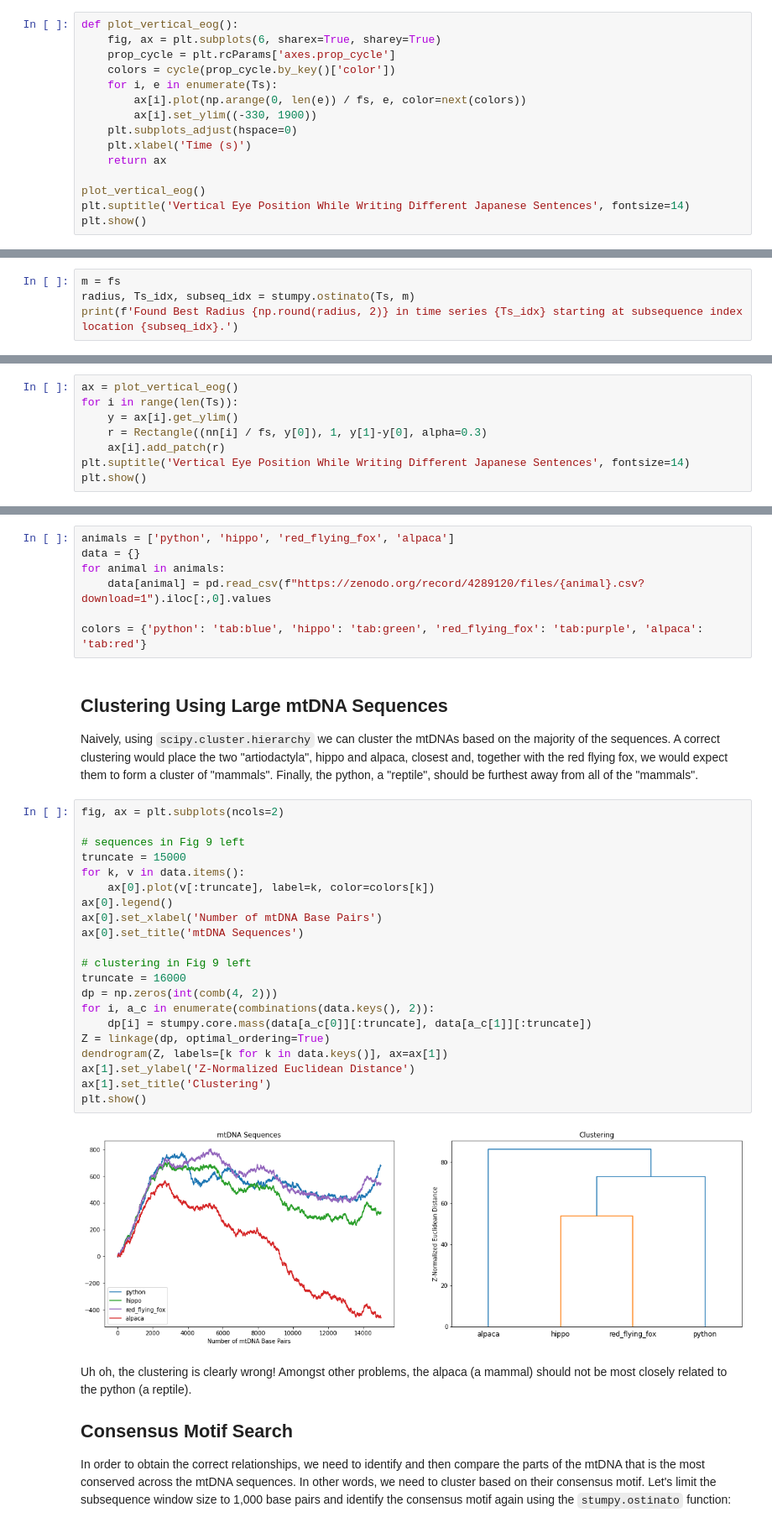
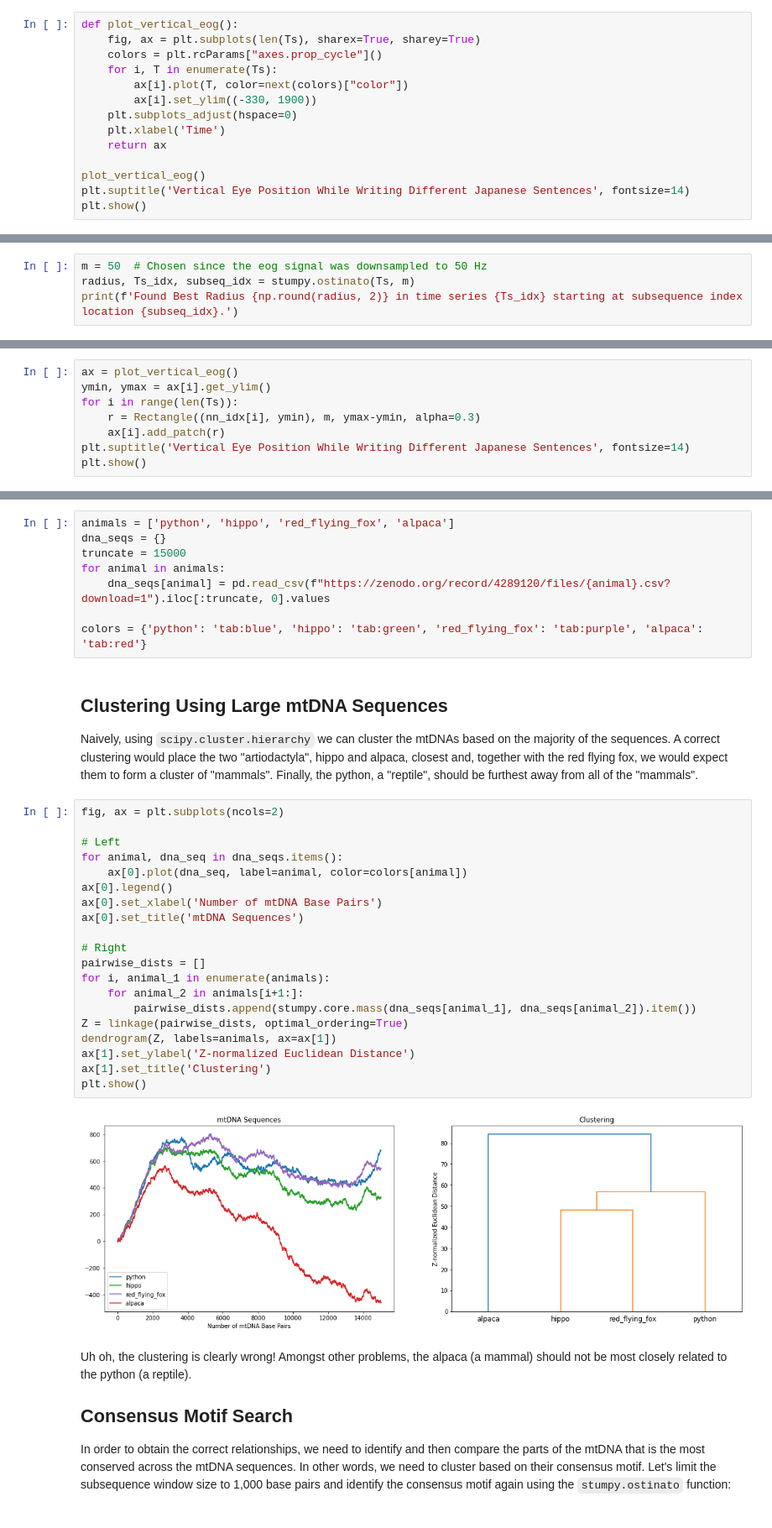
Before and after one commit to bcExpt-1123/Stumpy-python, a Jupyter notebook: docs/Tutorial_Consensus_Motif.ipynb, the cells around one changed output, grey strips where cells are left out. Shown: that part at 84% size. Saved outputs shown, nothing was run; the diff lists cells and outputs as text.

```diff
--- a/docs/Tutorial_Consensus_Motif.ipynb
+++ b/docs/Tutorial_Consensus_Motif.ipynb
@@ -49,14 +41,13 @@ sentences = pd.read_csv(f'https://zenodo.org/record/4288978/files/test_sent.jp.c
 Below, we plotted six time series that each represent the vertical eye position while a person "wrote" Japanese sentences using their eyes. As you can see, some of the Japanese sentences are longer and contain more words while others are shorter. However, there is one common Japanese word (i.e., a "common motif") that is contained in all six examples. Can you spot the one second long pattern that is common across these six time series?
 # %%
 def plot_vertical_eog():
-    fig, ax = plt.subplots(6, sharex=True, sharey=True)
-    prop_cycle = plt.rcParams['axes.prop_cycle']
-    colors = cycle(prop_cycle.by_key()['color'])
-    for i, e in enumerate(Ts):
-        ax[i].plot(np.arange(0, len(e)) / fs, e, color=next(colors))
+    fig, ax = plt.subplots(len(Ts), sharex=True, sharey=True)
+    colors = plt.rcParams["axes.prop_cycle"]()
+    for i, T in enumerate(Ts):
+        ax[i].plot(T, color=next(colors)["color"])
         ax[i].set_ylim((-330, 1900))
     plt.subplots_adjust(hspace=0)
-    plt.xlabel('Time (s)')
+    plt.xlabel('Time')
     return ax
 
 plot_vertical_eog()
@@ -69,7 +60,7 @@ plt.show()
 
 To find out, we can use the `stumpy.ostinato` function to help us discover the "consensus motif" by passing in the list of time series, `Ts`, along with the subsequence window size, `m`:
 # %%
-m = fs
+m = 50  # Chosen since the eog signal was downsampled to 50 Hz
 radius, Ts_idx, subseq_idx = stumpy.ostinato(Ts, m)
 print(f'Found Best Radius {np.round(radius, 2)} in time series {Ts_idx} starting at subsequence index location {subseq_idx}.')
 # %% [output]
@@ -102,9 +91,9 @@ There is a striking similarity between the subsequences. The most central "seed
 When we highlight the above subsequences in their original context (light blue boxes below), we can see that they occur at different times:
 # %%
 ax = plot_vertical_eog()
+ymin, ymax = ax[i].get_ylim()
 for i in range(len(Ts)):
-    y = ax[i].get_ylim()
-    r = Rectangle((nn[i] / fs, y[0]), 1, y[1]-y[0], alpha=0.3)
+    r = Rectangle((nn_idx[i], ymin), m, ymax-ymin, alpha=0.3)
     ax[i].add_patch(r)
 plt.suptitle('Vertical Eye Position While Writing Different Japanese Sentences', fontsize=14)
 plt.show()
@@ -122,9 +111,10 @@ In this next example, we'll reproduce Figure 9 from the [Matrix Profile XV](http
 ## Loading the mtDNA Dataset
 # %%
 animals = ['python', 'hippo', 'red_flying_fox', 'alpaca']
-data = {}
+dna_seqs = {}
+truncate = 15000
 for animal in animals:
-    data[animal] = pd.read_csv(f"https://zenodo.org/record/4289120/files/{animal}.csv?download=1").iloc[:,0].values
+    dna_seqs[animal] = pd.read_csv(f"https://zenodo.org/record/4289120/files/{animal}.csv?download=1").iloc[:truncate, 0].values
 
 colors = {'python': 'tab:blue', 'hippo': 'tab:green', 'red_flying_fox': 'tab:purple', 'alpaca': 'tab:red'}
 # %% [markdown]
@@ -134,26 +124,25 @@ Naively, using `scipy.cluster.hierarchy` we can cluster the mtDNAs based on the
 # %%
 fig, ax = plt.subplots(ncols=2)
 
-# sequences in Fig 9 left
-truncate = 15000
-for k, v in data.items():
-    ax[0].plot(v[:truncate], label=k, color=colors[k])
+# Left
+for animal, dna_seq in dna_seqs.items():
+    ax[0].plot(dna_seq, label=animal, color=colors[animal])
 ax[0].legend()
 ax[0].set_xlabel('Number of mtDNA Base Pairs')
 ax[0].set_title('mtDNA Sequences')
 
-# clustering in Fig 9 left
-truncate = 16000
-dp = np.zeros(int(comb(4, 2)))
-for i, a_c in enumerate(combinations(data.keys(), 2)):
-    dp[i] = stumpy.core.mass(data[a_c[0]][:truncate], data[a_c[1]][:truncate])
-Z = linkage(dp, optimal_ordering=True)
-dendrogram(Z, labels=[k for k in data.keys()], ax=ax[1])
-ax[1].set_ylabel('Z-Normalized Euclidean Distance')
+# Right
+pairwise_dists = []
+for i, animal_1 in enumerate(animals):
+    for animal_2 in animals[i+1:]:
+        pairwise_dists.append(stumpy.core.mass(dna_seqs[animal_1], dna_seqs[animal_2]).item())
+Z = linkage(pairwise_dists, optimal_ordering=True)
+dendrogram(Z, labels=animals, ax=ax[1])
+ax[1].set_ylabel('Z-normalized Euclidean Distance')
 ax[1].set_title('Clustering')
 plt.show()
 # %% [output]
-[figure, old version]
+[figure, new version]
 # %% [markdown]
 Uh oh, the clustering is clearly wrong! Amongst other problems, the alpaca (a mammal) should not be most closely related to the python (a reptile).
 
```
Also changed, not shown: parts of 6 cells of this notebook, 1 other file.
